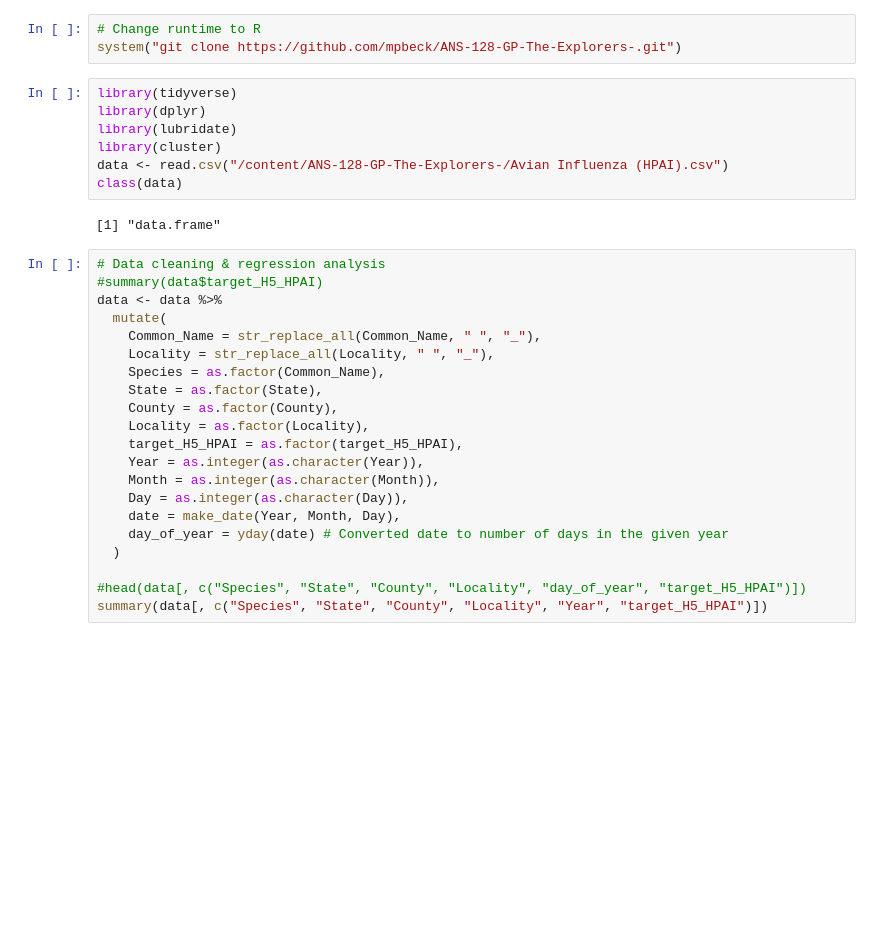
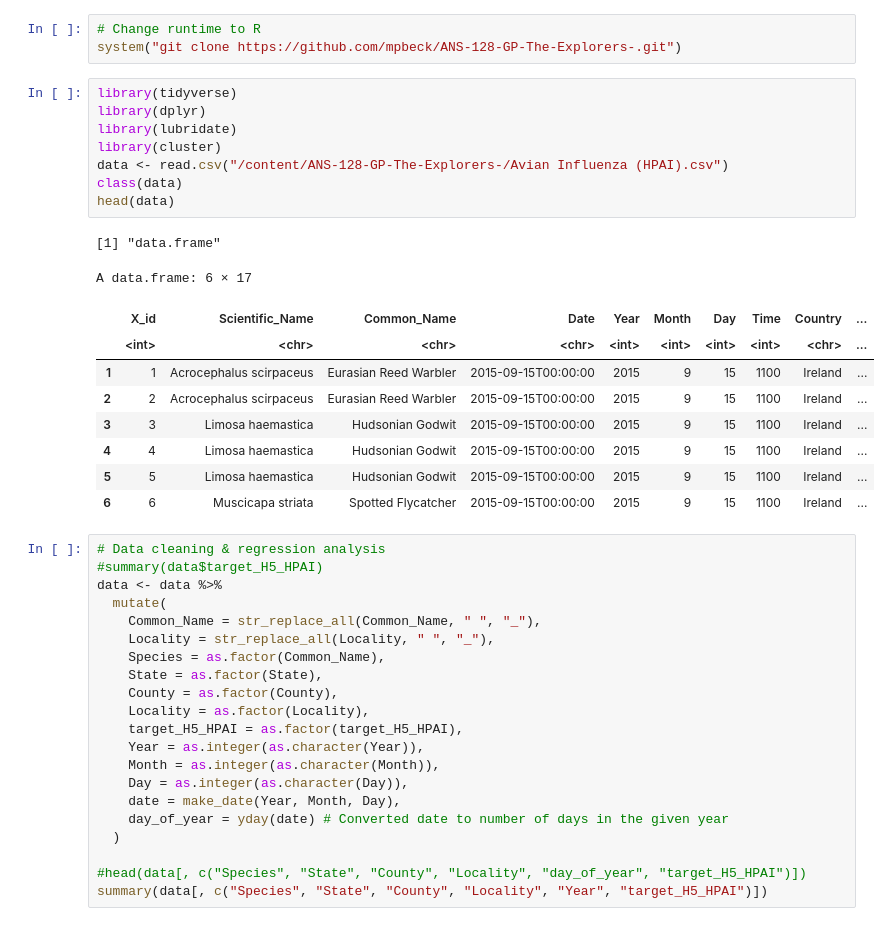
Before and after one commit to mpbeck/ANS-128-GP-The-Explorers-, a Jupyter notebook: code.ipynb, the cells around one changed output. Drawn from its saved outputs; the diff is of its cells as text; blank space fills up the shorter version.

```diff
--- a/code.ipynb
+++ b/code.ipynb
@@ -6,12 +6,22 @@ system("git clone https://github.com/mpbeck/ANS-128-GP-The-Explorers-.git")
 # %%
 library(tidyverse)
 library(dplyr)
 library(lubridate)
 library(cluster)
 data <- read.csv("/content/ANS-128-GP-The-Explorers-/Avian Influenza (HPAI).csv")
 class(data)
+head(data)
 # %% [output]
 [1] "data.frame"
+A data.frame: 6 × 17
+|  | X_id | Scientific_Name | Common_Name | Date | Year | Month | Day | Time | Country | ... |
+|  | <int> | <chr> | <chr> | <chr> | <int> | <int> | <int> | <int> | <chr> | ... |
+| 1 | 1 | Acrocephalus scirpaceus | Eurasian Reed Warbler | 2015-09-15T00:00:00 | 2015 | 9 | 15 | 1100 | Ireland | ... |
+| 2 | 2 | Acrocephalus scirpaceus | Eurasian Reed Warbler | 2015-09-15T00:00:00 | 2015 | 9 | 15 | 1100 | Ireland | ... |
+| 3 | 3 | Limosa haemastica | Hudsonian Godwit | 2015-09-15T00:00:00 | 2015 | 9 | 15 | 1100 | Ireland | ... |
+| 4 | 4 | Limosa haemastica | Hudsonian Godwit | 2015-09-15T00:00:00 | 2015 | 9 | 15 | 1100 | Ireland | ... |
+| 5 | 5 | Limosa haemastica | Hudsonian Godwit | 2015-09-15T00:00:00 | 2015 | 9 | 15 | 1100 | Ireland | ... |
+| 6 | 6 | Muscicapa striata | Spotted Flycatcher | 2015-09-15T00:00:00 | 2015 | 9 | 15 | 1100 | Ireland | ... |
 # %%
 # Data cleaning & regression analysis
 #summary(data$target_H5_HPAI)
```
